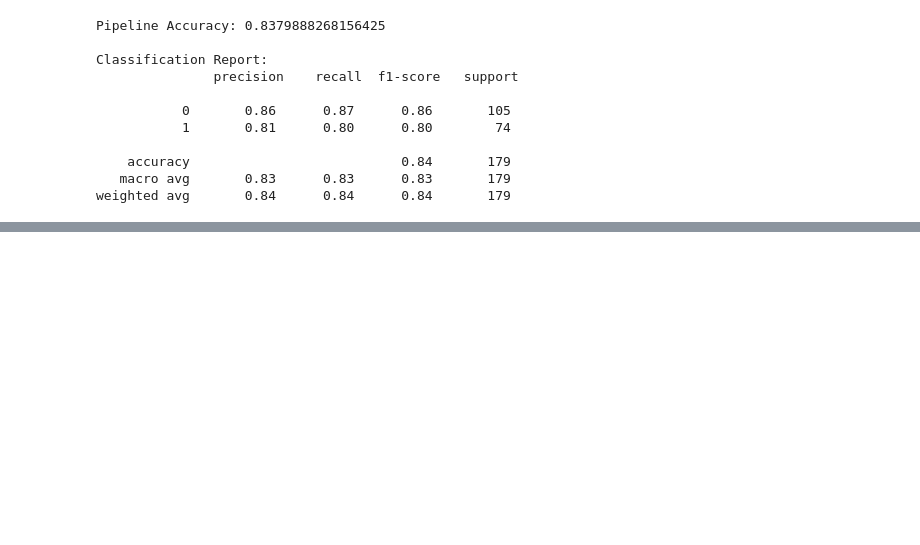
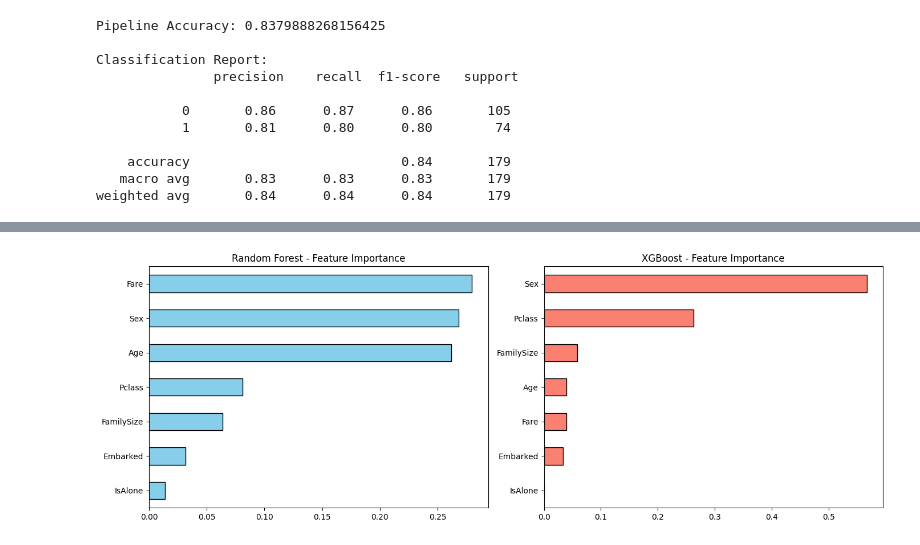
Before and after one commit to muhammadshehroz268-design/nurofive-l-track, a Jupyter notebook: Untitled5.ipynb, the cells around one changed output, grey strips where cells are left out. Drawn from its saved outputs; the diff is of its cells as text; code cells hidden in the pictures; blank space fills up the shorter version.

```diff
--- a/Untitled5.ipynb
+++ b/Untitled5.ipynb
@@ -93,3 +93,90 @@ Classification Report:
     accuracy                           0.84       179
    macro avg       0.83      0.83      0.83       179
 weighted avg       0.84      0.84      0.84       179
+# %%
+!pip install xgboost
+
+import matplotlib.pyplot as plt
+import numpy as np
+import pandas as pd
+from sklearn.ensemble import RandomForestClassifier
+from sklearn.metrics import accuracy_score, classification_report
+from sklearn.model_selection import train_test_split
+from sklearn.tree import DecisionTreeClassifier
+from xgboost import XGBClassifier
+
+# 1. Dataset Load & Preprocessing
+url = "https://raw.githubusercontent.com/datasciencedojo/datasets/master/titanic.csv"
+df = pd.read_csv(url)
+
+# Feature Engineering
+df["FamilySize"] = df["SibSp"] + df["Parch"] + 1
+df["IsAlone"] = (df["FamilySize"] == 1).astype(int)
+
+# Encoding & Clean-up
+df["Sex"] = df["Sex"].map({"male": 0, "female": 1})
+df["Embarked"] = df["Embarked"].map({"S": 0, "C": 1, "Q": 2})
+
+features = [
+    "Pclass",
+    "Sex",
+    "Age",
+    "Fare",
+    "Embarked",
+    "FamilySize",
+    "IsAlone",
+]
+X = df[features].copy()
+y = df["Survived"]
+
+# Fill missing values
+X["Age"] = X["Age"].fillna(X["Age"].median())
+X["Embarked"] = X["Embarked"].fillna(X["Embarked"].mode()[0])
+
+X_train, X_test, y_train, y_test = train_test_split(
+    X, y, test_size=0.2, random_state=42
+)
+
+# 2. Train Models
+# Baseline: Decision Tree
+dt_model = DecisionTreeClassifier(random_state=42)
+dt_model.fit(X_train, y_train)
+
+# Ensemble 1: Random Forest
+rf_model = RandomForestClassifier(random_state=42)
+rf_model.fit(X_train, y_train)
+
+# Ensemble 2: XGBoost
+xgb_model = XGBClassifier(random_state=42, eval_metric="logloss")
+xgb_model.fit(X_train, y_train)
+
+# 3. Model Evaluations
+dt_acc = accuracy_score(y_test, dt_model.predict(X_test))
+rf_acc = accuracy_score(y_test, rf_model.predict(X_test))
+xgb_acc = accuracy_score(y_test, xgb_model.predict(X_test))
+
+print("=== MODEL COMPARISON ===")
+print(f"Decision Tree Accuracy : {dt_acc:.4f}")
+print(f"Random Forest Accuracy : {rf_acc:.4f}")
+print(f"XGBoost Accuracy       : {xgb_acc:.4f}")
+
+# 4. Plot Feature Importances
+fig, axes = plt.subplots(1, 2, figsize=(14, 5))
+
+# Random Forest Importance
+rf_importances = pd.Series(rf_model.feature_importances_, index=features)
+rf_importances.sort_values().plot(
+    kind="barh", ax=axes[0], color="skyblue", edgecolor="black"
+)
+axes[0].set_title("Random Forest - Feature Importance")
+
+# XGBoost Importance
+xgb_importances = pd.Series(xgb_model.feature_importances_, index=features)
+xgb_importances.sort_values().plot(
+    kind="barh", ax=axes[1], color="salmon", edgecolor="black"
+)
+axes[1].set_title("XGBoost - Feature Importance")
+
+plt.tight_layout()
+plt.show()
+# %% [output]
@@ -95,0 +191 @@ weighted avg       0.84      0.84      0.84       179
+[figure, added]
```
Also changed, not shown: parts of 1 cell of this notebook.
